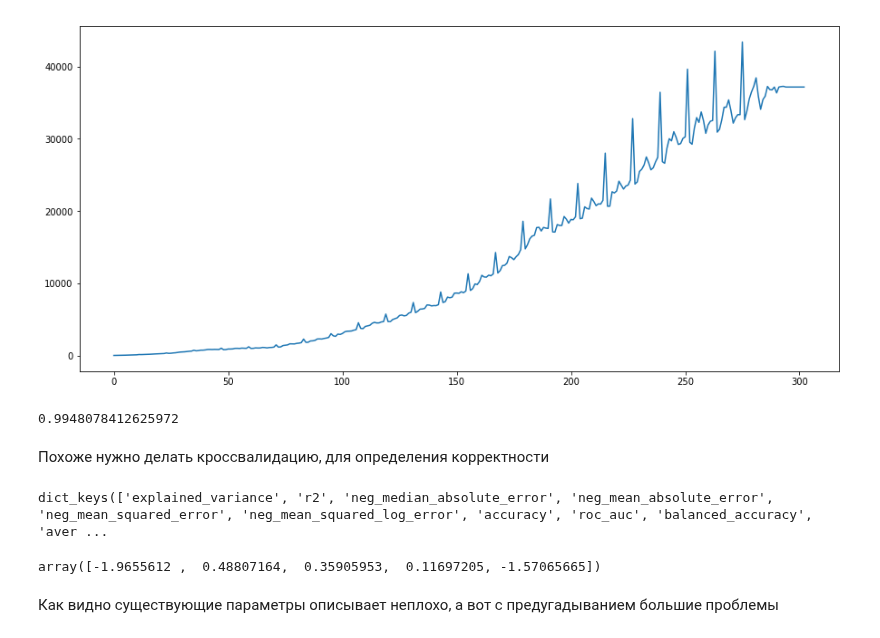
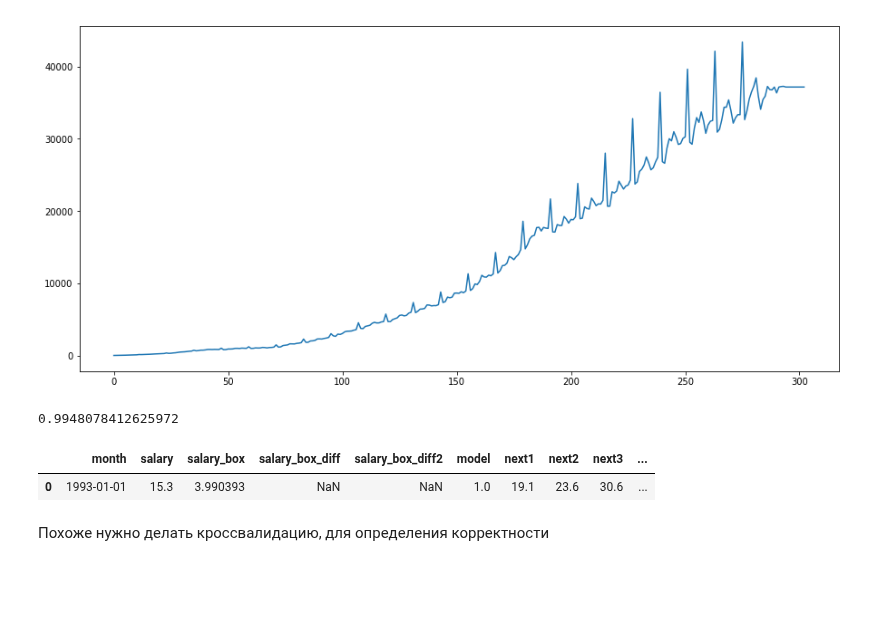
Before and after one commit to pyltsin/ipynb, a Jupyter notebook: otus/23(time)/average_salary-2.ipynb, the cells around one changed output. Cells and saved outputs as stored; diff of their text form; code cells hidden in the pictures; blank space fills up the shorter version.

```diff
--- a/otus/23(time)/average_salary-2.ipynb
+++ b/otus/23(time)/average_salary-2.ipynb
@@ -247,0 +234,11 @@ s.salary_box[:-10].shape
+# %%
+ps = range(0, 5)
+d=1
+qs = range(0, 2)
+Ps = range(0, 5)
+D=1
+Qs = range(0, 1)
+# %%
+parameters = product(ps, qs, Ps, Qs)
+parameters_list = list(parameters)
+len(parameters_list)
@@ -274,2 +262,0 @@ Wall time: 20.6 s
-# %%
-pred =  invboxcox(best_model.predict(start=274, end=283), lmbda)
@@ -309,0 +263,9 @@ r2_score(s2.salary[274:284],pred)
+# %%
+lst = []
+for i in range(3):
+    start = i * 71
+    end = start + 71
+    end_pred = end + 71
+    model=fit_model(s.salary_box[start:end])
+    pred =  invboxcox(model.predict(start=end, end=end_pred-1), lmbda)
+    lst.append(r2_score(s2.salary[end:end_pred],pred))
@@ -366,5 +336,10 @@ res = regr.predict(s_fit[['salary', 'next1', 'next2', 'next3', 'next4', 'next5',
 r2_score(s_fit['next10'], res)
 # %% [output]
 0.9948078412625972
+# %%
+s_fit.head(1)
+# %% [output]
+|  | month | salary | salary_box | salary_box_diff | salary_box_diff2 | model | next1 | next2 | next3 | ... |
+| 0 | 1993-01-01 | 15.3 | 3.990393 | NaN | NaN | 1.0 | 19.1 | 23.6 | 30.6 | ... |
 # %% [markdown]
 Похоже нужно делать кроссвалидацию, для определения корректности
@@ -374,10 +345,0 @@ import sklearn
-# %%
-sklearn.metrics.SCORERS.keys()
-# %% [output]
-dict_keys(['explained_variance', 'r2', 'neg_median_absolute_error', 'neg_mean_absolute_error', 'neg_mean_squared_error', 'neg_mean_squared_log_error', 'accuracy', 'roc_auc', 'balanced_accuracy', 'aver ...
-# %%
-cross_val_score(regr, s_fit[['salary', 'next1', 'next2', 'next3', 'next4', 'next5', 'next6', 'next7', 'next8', 'next9']], s_fit['next10'], cv=5, scoring = 'r2')
-# %% [output]
-array([-1.9655612 ,  0.48807164,  0.35905953,  0.11697205, -1.57065665])
-# %% [markdown]
-Как видно существующие параметры описывает неплохо, а вот с предугадыванием большие проблемы
```
Also changed, not shown: parts of 28 cells of this notebook.
